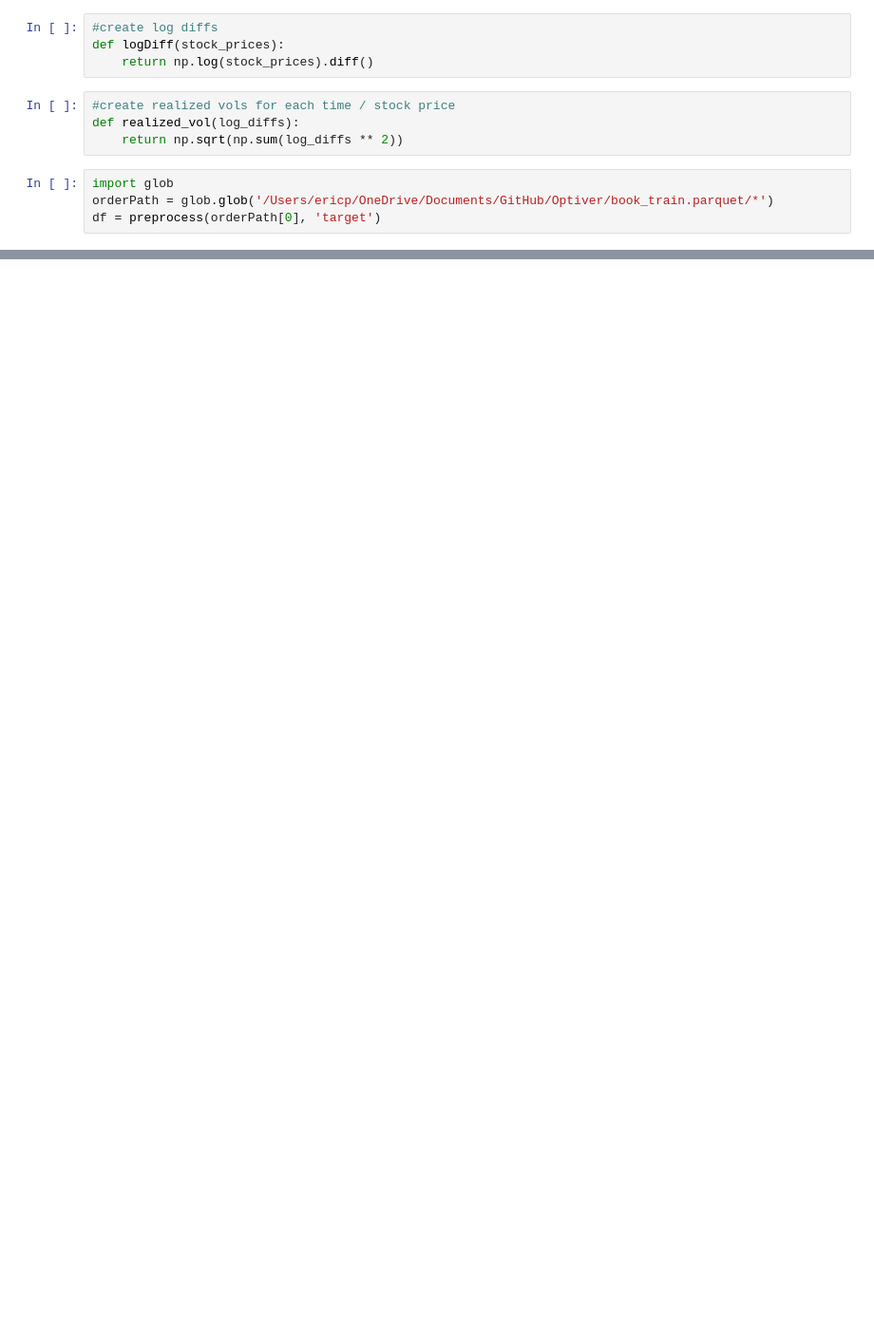
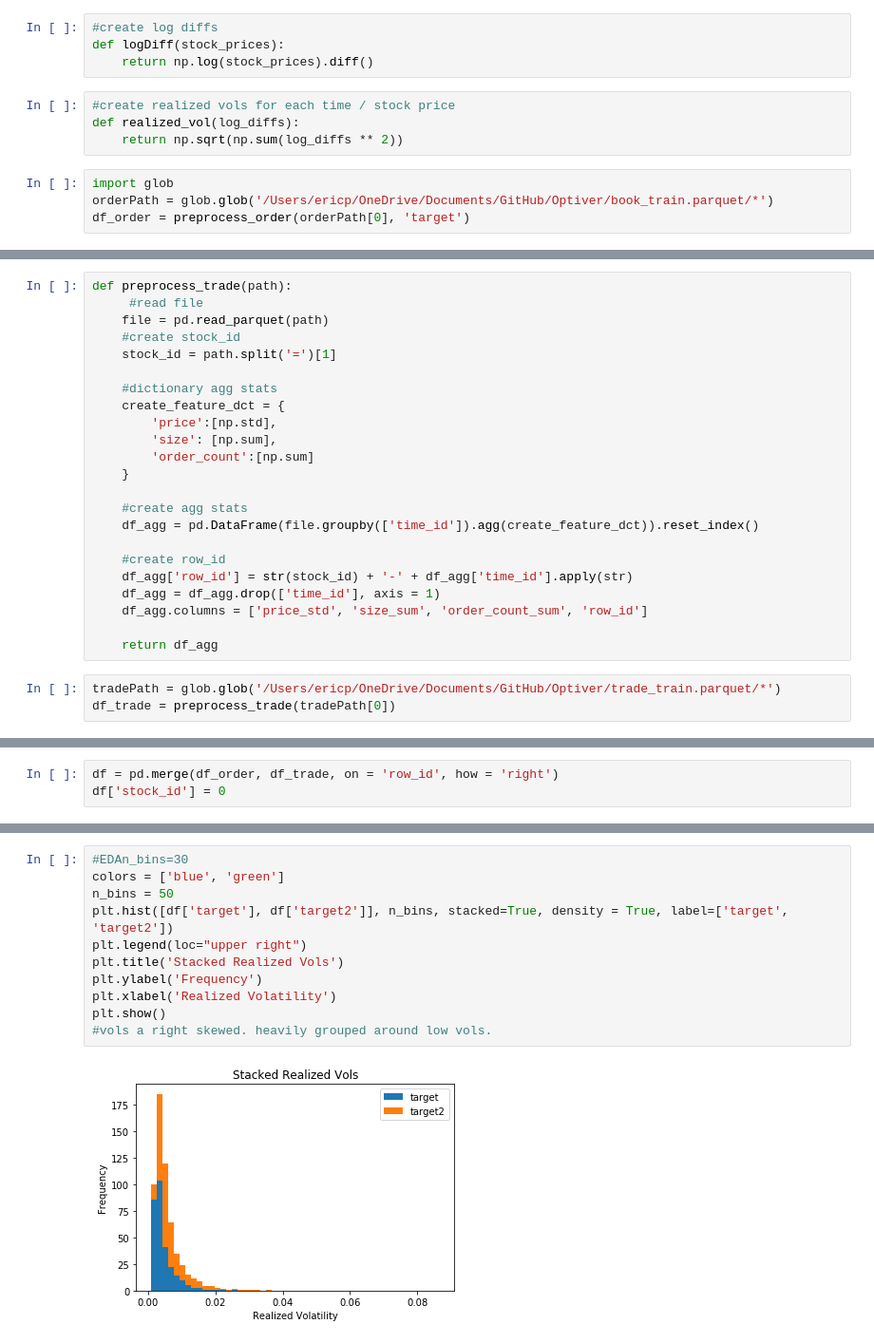
Before and after one commit to EricPPeterson/Optiver, a Jupyter notebook: OptiverGarch.ipynb, the cells around one changed output, grey strips where cells are left out. Shown: that part at 95% size. Drawn from its saved outputs; the diff is of its cells as text; blank space fills up the shorter version.

```diff
--- a/OptiverGarch.ipynb
+++ b/OptiverGarch.ipynb
@@ -109,4 +133,4 @@ def realized_vol(log_diffs):
 # %%
 import glob
 orderPath = glob.glob('/Users/ericp/OneDrive/Documents/GitHub/Optiver/book_train.parquet/*')
-df = preprocess(orderPath[0], 'target')
+df_order = preprocess_order(orderPath[0], 'target')
@@ -112,0 +147,26 @@ df = preprocess(orderPath[0], 'target')
+# %%
+def preprocess_trade(path):
+     #read file
+    file = pd.read_parquet(path)
+    #create stock_id
+    stock_id = path.split('=')[1]
+
+    #dictionary agg stats
+    create_feature_dct = {
+        'price':[np.std],
+        'size': [np.sum],
+        'order_count':[np.sum]
+    }
+
+    #create agg stats
+    df_agg = pd.DataFrame(file.groupby(['time_id']).agg(create_feature_dct)).reset_index()
+
+    #create row_id
+    df_agg['row_id'] = str(stock_id) + '-' + df_agg['time_id'].apply(str)
+    df_agg = df_agg.drop(['time_id'], axis = 1)
+    df_agg.columns = ['price_std', 'size_sum', 'order_count_sum', 'row_id']
+
+    return df_agg
+# %%
+tradePath = glob.glob('/Users/ericp/OneDrive/Documents/GitHub/Optiver/trade_train.parquet/*')
+df_trade = preprocess_trade(tradePath[0])
@@ -112,0 +189,3 @@ df = preprocess(orderPath[0], 'target')
+# %%
+df = pd.merge(df_order, df_trade, on = 'row_id', how = 'right')
+df['stock_id'] = 0
@@ -121,0 +206,13 @@ df.head()
+# %%
+#EDAn_bins=30
+colors = ['blue', 'green']
+n_bins = 50
+plt.hist([df['target'], df['target2']], n_bins, stacked=True, density = True, label=['target', 'target2'])
+plt.legend(loc="upper right")
+plt.title('Stacked Realized Vols')
+plt.ylabel('Frequency')
+plt.xlabel('Realized Volatility')
+plt.show()
+#vols a right skewed. heavily grouped around low vols.
+# %% [output]
+[figure, added]
```
Also changed, not shown: parts of 12 cells of this notebook.
